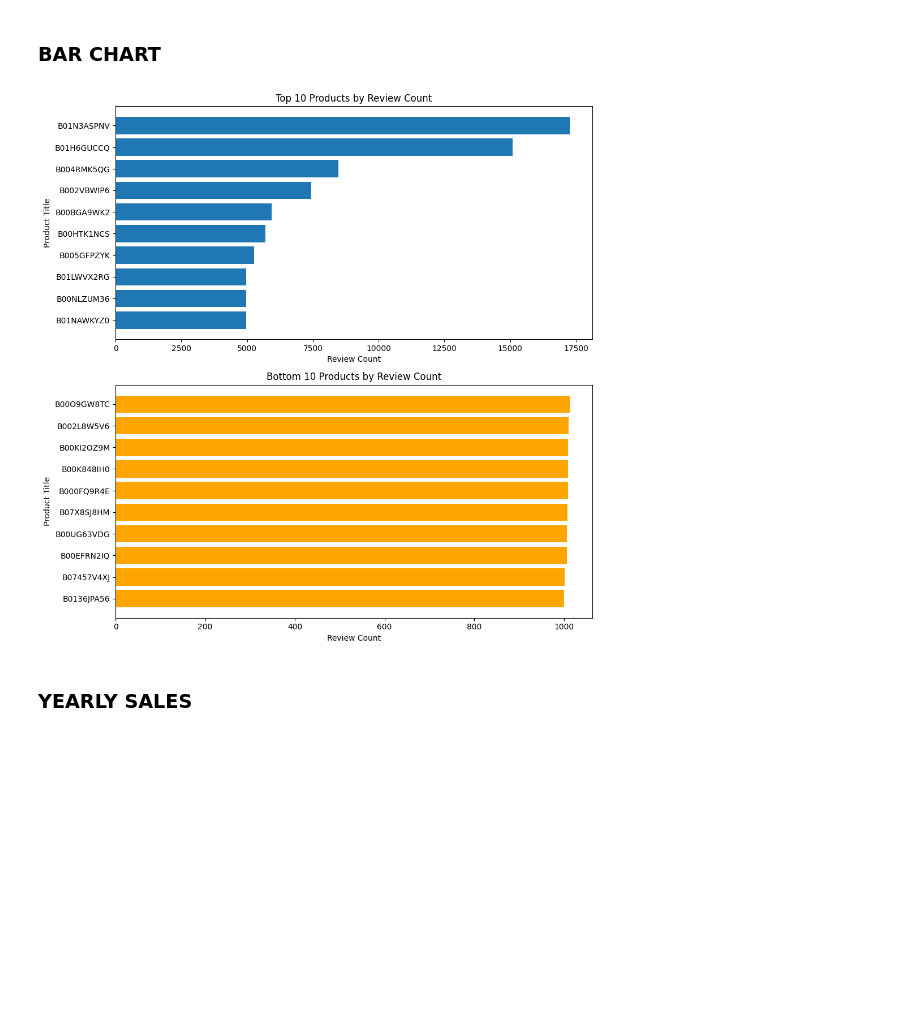
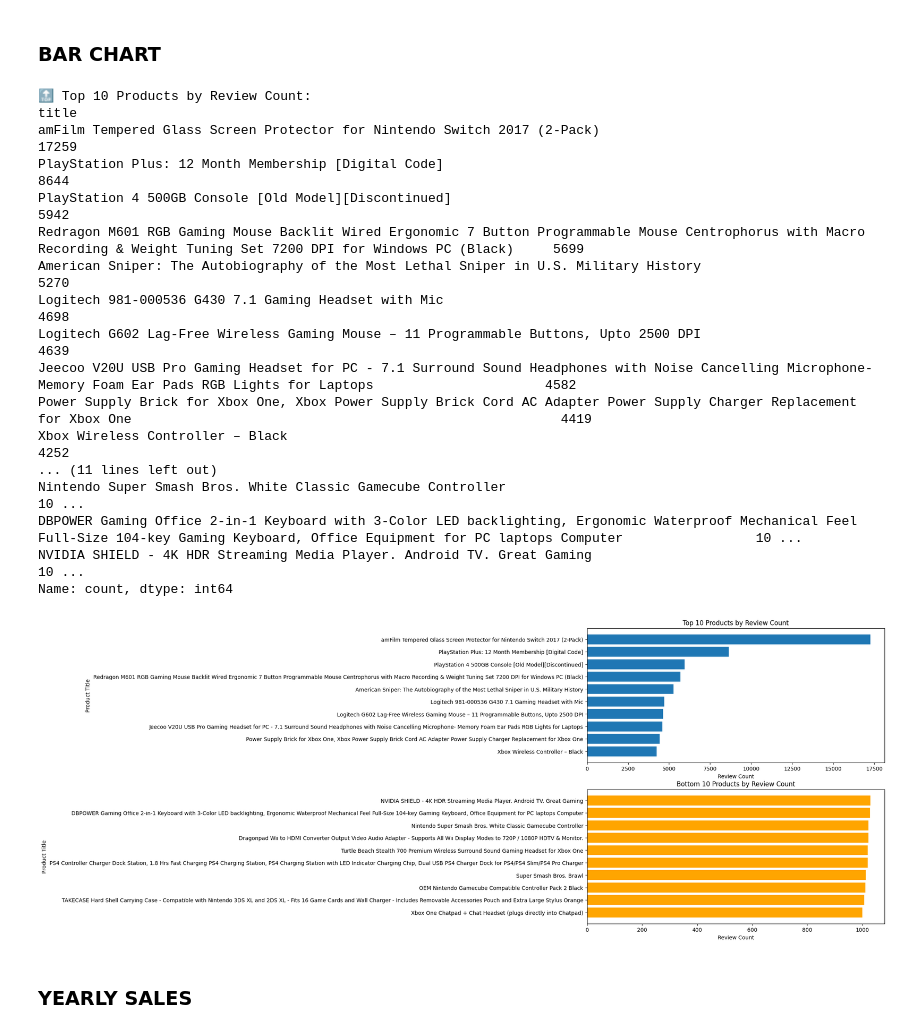
Before and after one commit to dragonstonehafiz/inf2006-big-data, a Jupyter notebook: python/plot.ipynb, the cells around one changed output. Drawn from its saved outputs; the diff is of its cells as text; code cells hidden in the pictures; blank space fills up the shorter version.

```diff
--- a/python/plot.ipynb
+++ b/python/plot.ipynb
@@ -206,39 +219,56 @@ import matplotlib.pyplot as plt
 
 # Group by title and sum review counts
 # product_counts = df.groupby("title")["count"].sum()
-product_counts = df.groupby("asid")["count"].sum()
+product_counts = df.groupby("title")["count"].sum()
 # 🔍 Filter out products with fewer than 1000 reviews
 filtered_counts = product_counts[product_counts >= 1000]
 
 # Get Top and Bottom 10 products
 top_10 = filtered_counts.nlargest(10)
 bottom_10 = filtered_counts.nsmallest(10)
 
-# print("🔝 Top 10 Products by Review Count:")
-# print(top_10)
-# print("\n🔻 Bottom 10 Products by Review Count:")
-# print(bottom_10)
+print("🔝 Top 10 Products by Review Count:")
+print(top_10)
+print("\n🔻 Bottom 10 Products by Review Count:")
+print(bottom_10)
 
 # Create subplot with 2 rows and 1 column
 fig, axes = plt.subplots(2, 1, figsize=(10, 10))
 
 # 🔝 Top 10 - Horizontal Bar Chart
 axes[0].barh(top_10.index[::-1], top_10.values[::-1])  # Reverse for highest at top
 axes[0].set_title("Top 10 Products by Review Count")
 axes[0].set_xlabel("Review Count")
 axes[0].set_ylabel("Product Title")
 
 # 🔻 Bottom 10 - Horizontal Bar Chart
 axes[1].barh(bottom_10.index, bottom_10.values, color="orange")
 axes[1].set_title("Bottom 10 Products by Review Count")
 axes[1].set_xlabel("Review Count")
 axes[1].set_ylabel("Product Title")
 
 # Layout and show
 plt.tight_layout()
 plt.show()
 # %% [output]
+🔝 Top 10 Products by Review Count:
+title
+amFilm Tempered Glass Screen Protector for Nintendo Switch 2017 (2-Pack)                                                                                                    17259
+PlayStation Plus: 12 Month Membership [Digital Code]                                                                                                                         8644
+PlayStation 4 500GB Console [Old Model][Discontinued]                                                                                                                        5942
+Redragon M601 RGB Gaming Mouse Backlit Wired Ergonomic 7 Button Programmable Mouse Centrophorus with Macro Recording & Weight Tuning Set 7200 DPI for Windows PC (Black)     5699
+American Sniper: The Autobiography of the Most Lethal Sniper in U.S. Military History                                                                                        5270
+Logitech 981-000536 G430 7.1 Gaming Headset with Mic                                                                                                                         4698
+Logitech G602 Lag-Free Wireless Gaming Mouse – 11 Programmable Buttons, Upto 2500 DPI                                                                                        4639
+Jeecoo V20U USB Pro Gaming Headset for PC - 7.1 Surround Sound Headphones with Noise Cancelling Microphone- Memory Foam Ear Pads RGB Lights for Laptops                      4582
+Power Supply Brick for Xbox One, Xbox Power Supply Brick Cord AC Adapter Power Supply Charger Replacement for Xbox One                                                       4419
+Xbox Wireless Controller – Black                                                                                                                                             4252
+... (11 lines left out)
+Nintendo Super Smash Bros. White Classic Gamecube Controller                                                                                                                                          10 ...
+DBPOWER Gaming Office 2-in-1 Keyboard with 3-Color LED backlighting, Ergonomic Waterproof Mechanical Feel Full-Size 104-key Gaming Keyboard, Office Equipment for PC laptops Computer                 10 ...
+NVIDIA SHIELD - 4K HDR Streaming Media Player. Android TV. Great Gaming                                                                                                                               10 ...
+Name: count, dtype: int64
-[figure, old version]
+[figure, new version]
 # %% [markdown]
 ### YEARLY SALES
 # %%
```
Also changed, not shown: parts of 10 cells of this notebook.
